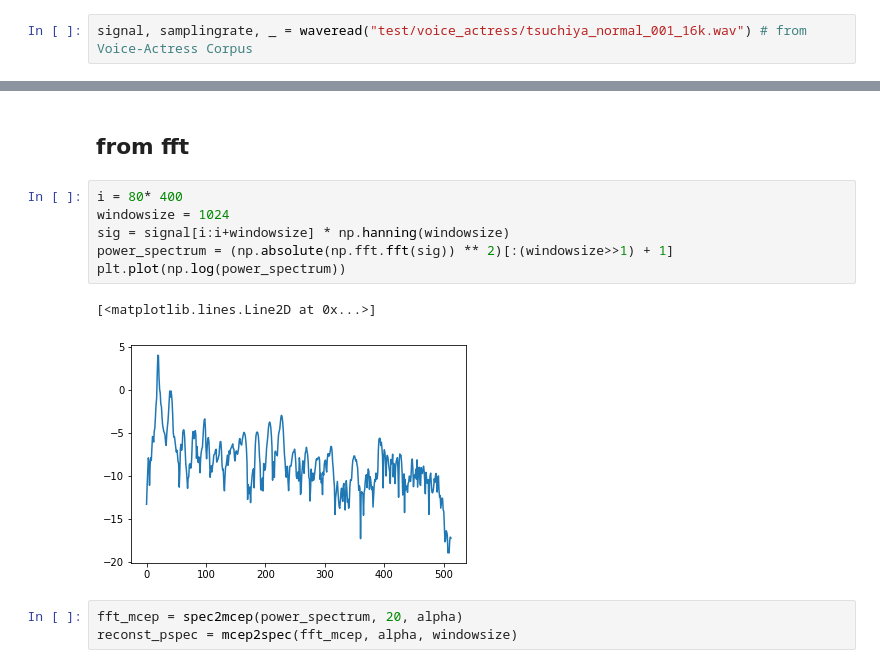
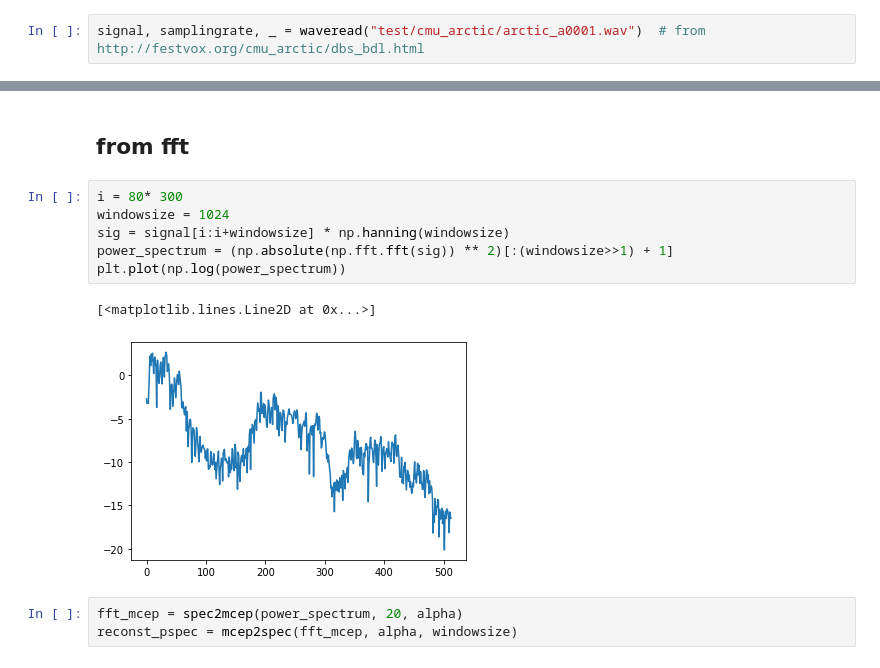
Before and after one commit to shunsukeaihara/pysas, a Jupyter notebook: sample.ipynb, the cells around one changed output, grey strips where cells are left out. Cells and saved outputs as stored; diff of their text form.

```diff
--- a/sample.ipynb
+++ b/sample.ipynb
@@ -9,7 +9,7 @@ from pysas import World, waveread
 # %% [markdown]
 # Speech analysis and synthesis with World
 # %%
-signal, samplingrate, _ = waveread("test/voice_actress/tsuchiya_normal_001_16k.wav") # from Voice-Actress Corpus
+signal, samplingrate, _ = waveread("test/cmu_arctic/arctic_a0001.wav")  # from http://festvox.org/cmu_arctic/dbs_bdl.html
 # %%
 world = World(samplingrate)
 # %%
@@ -60,14 +60,14 @@ plt.plot(np.log(spec2[:world.envelopesize()]))
 # %% [markdown]
 ## from fft
 # %%
-i = 80* 400
+i = 80* 300
 windowsize = 1024
 sig = signal[i:i+windowsize] * np.hanning(windowsize)
 power_spectrum = (np.absolute(np.fft.fft(sig)) ** 2)[:(windowsize>>1) + 1]
 plt.plot(np.log(power_spectrum))
 # %% [output]
 [<matplotlib.lines.Line2D at 0x...>]
-[figure, old version]
+[figure, new version]
 # %%
 fft_mcep = spec2mcep(power_spectrum, 20, alpha)
 reconst_pspec = mcep2spec(fft_mcep, alpha, windowsize)
```
Also changed, not shown: parts of 9 cells of this notebook, 2 other files.
